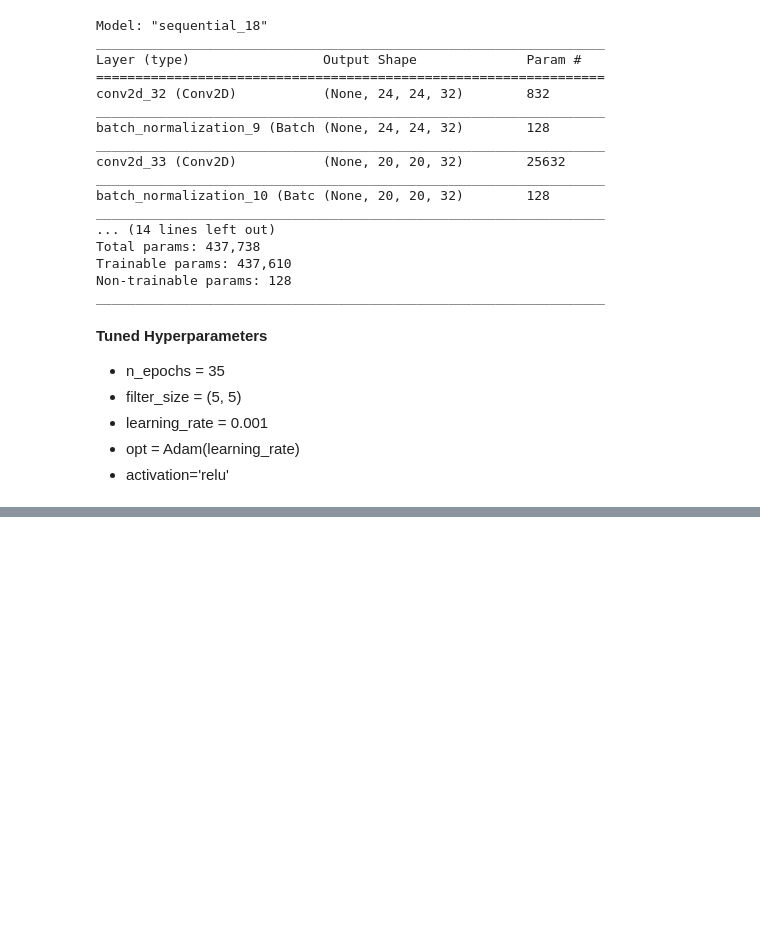
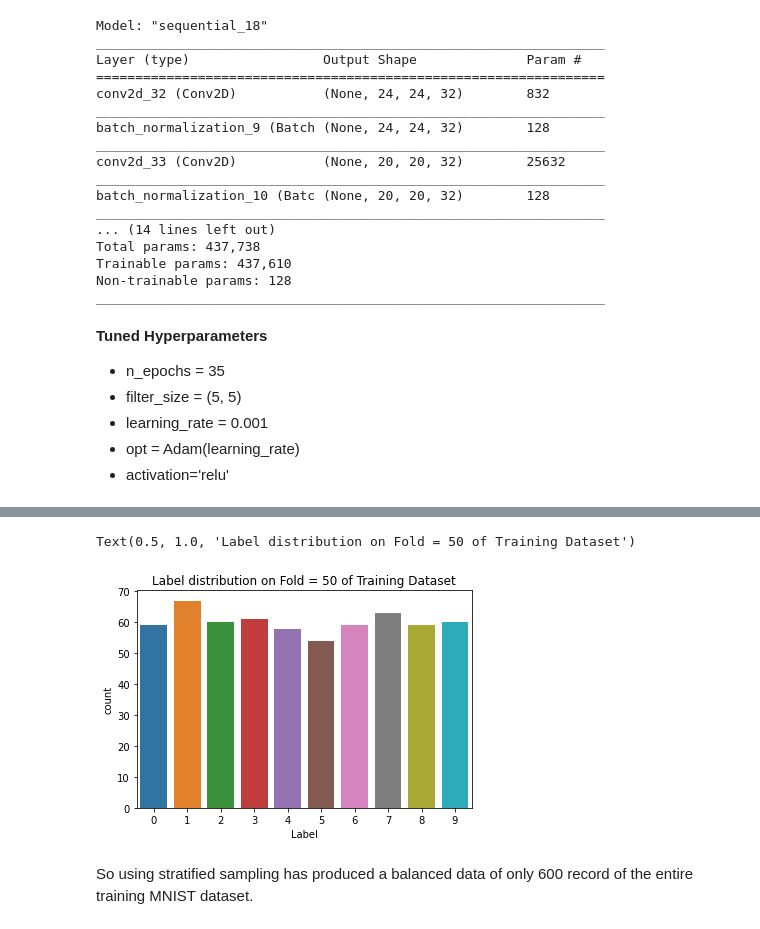
Before and after one commit to inqubate/vision_projects, a Jupyter notebook: notebooks/20201013_Team4_CNN_Saurav_Bakshi.ipynb, the cells around one changed output, grey strips where cells are left out. Drawn from its saved outputs; the diff is of its cells as text; code cells hidden in the pictures; blank space fills up the shorter version.

```diff
--- a/notebooks/20201013_Team4_CNN_Saurav_Bakshi.ipynb
+++ b/notebooks/20201013_Team4_CNN_Saurav_Bakshi.ipynb
@@ -1910,0 +1995,9 @@ _________________________________________________________________
+# %%
+# Distribution the Fold = 50
+sns.countplot(x="Label", data=df[df.kfold == 50])
+plt.title("Label distribution on Fold = 50 of Training Dataset")
+# %% [output]
+Text(0.5, 1.0, 'Label distribution on Fold = 50 of Training Dataset')
+[figure, added]
+# %% [markdown]
+So using stratified sampling has produced a balanced data of only 600 record of the entire training MNIST dataset.
```
Also changed, not shown: parts of 89 cells of this notebook, 1 other file.
